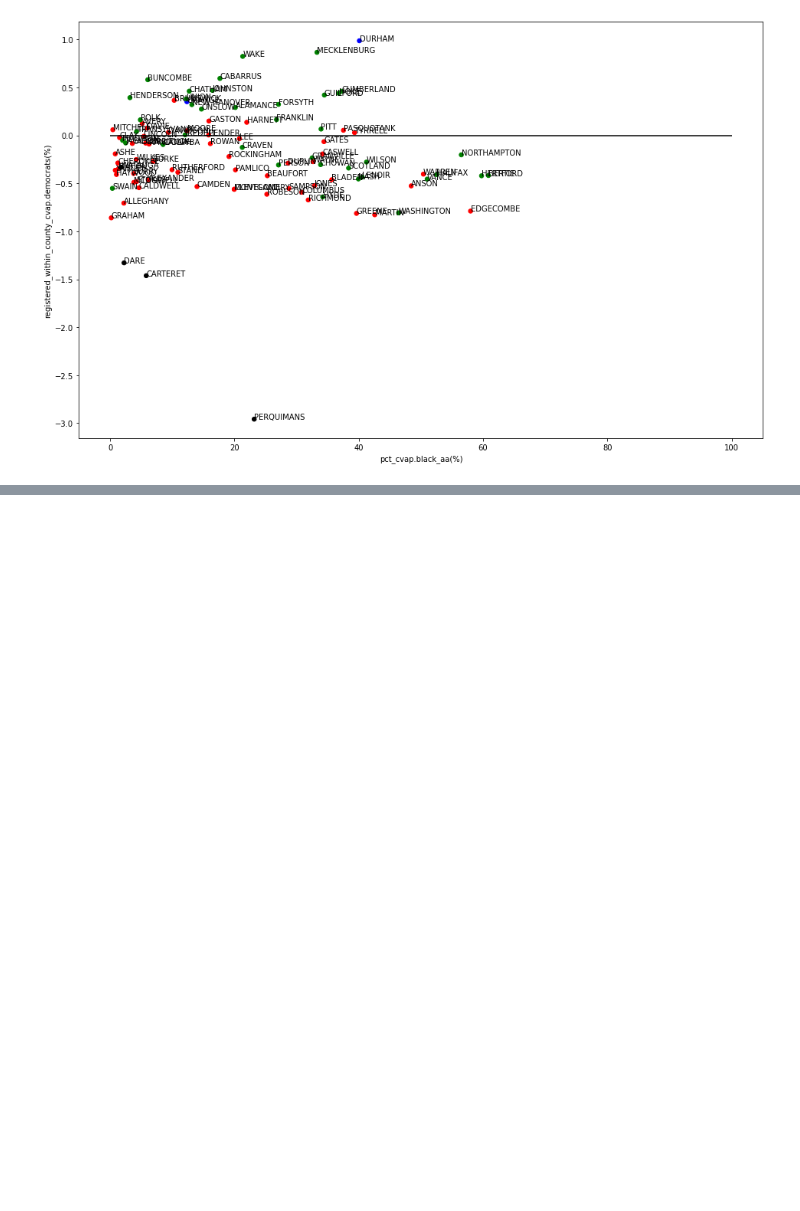
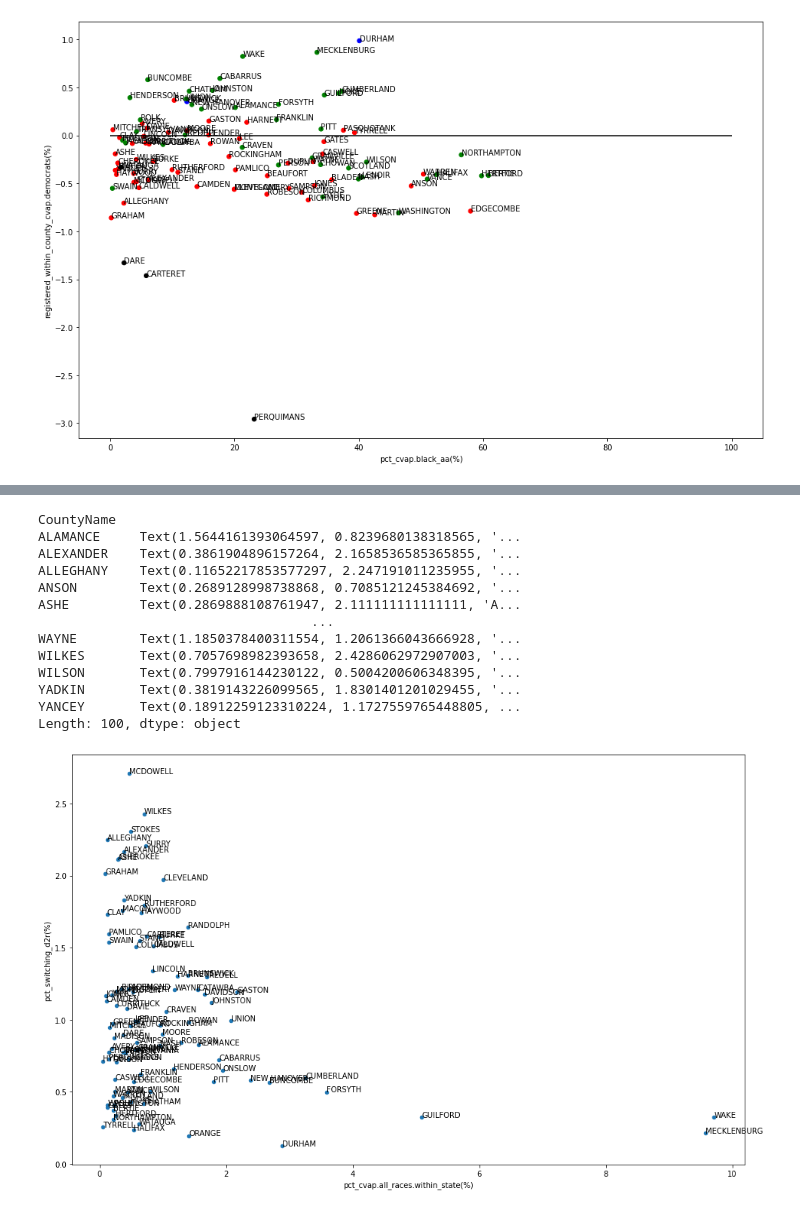
Before and after one commit to mookerji/nc-2020-dat, a Jupyter notebook: process-data-nc-2020.ipynb, the cells around one changed output, grey strips where cells are left out. Cells and saved outputs as stored; diff of their text form; code cells hidden in the pictures; blank space fills up the shorter version.

```diff
--- a/process-data-nc-2020.ipynb
+++ b/process-data-nc-2020.ipynb
@@ -543,0 +695,21 @@ ax.hlines(0, 0, 100)
+# %%
+d2r = party_changes[party_changes.event == 'democrats-to-republicans'].groupby('county_name').count().party_to.sort_values()
+foo = joined[joined.date == last_date][['registered.democrats(count)', 'CountyName', 'pct_cvap.all_races.within_state(%)']].set_index('CountyName', drop=False).join(d2r)
+foo['pct_switching_d2r(%)'] = 100*foo['party_to'] / foo['registered.democrats(count)']
+ax = foo.plot.scatter(x='pct_cvap.all_races.within_state(%)',y='pct_switching_d2r(%)')
+foo[['pct_cvap.all_races.within_state(%)','pct_switching_d2r(%)','CountyName']].apply(lambda row: ax.text(*row, fontsize=10),axis=1)
+# %% [output]
+CountyName
+ALAMANCE     Text(1.5644161393064597, 0.8239680138318565, '...
+ALEXANDER    Text(0.3861904896157264, 2.1658536585365855, '...
+ALLEGHANY    Text(0.11652217853577297, 2.247191011235955, '...
+ANSON        Text(0.2689128998738868, 0.7085121245384692, '...
+ASHE         Text(0.2869888108761947, 2.111111111111111, 'A...
+                                   ...
+WAYNE        Text(1.1850378400311554, 1.2061366043666928, '...
+WILKES       Text(0.7057698982393658, 2.4286062972907003, '...
+WILSON       Text(0.7997916144230122, 0.5004200606348395, '...
+YADKIN       Text(0.3819143226099565, 1.8301401201029455, '...
+YANCEY       Text(0.18912259123310224, 1.1727559765448805, ...
+Length: 100, dtype: object
+[figure, added]
```
Also changed, not shown: parts of 12 cells of this notebook, 1 other file.
